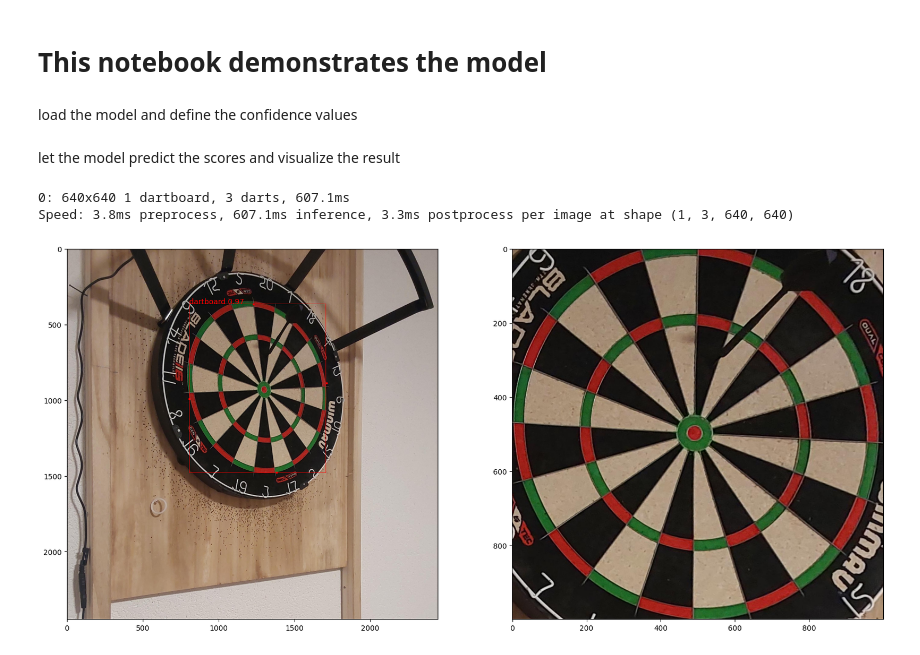
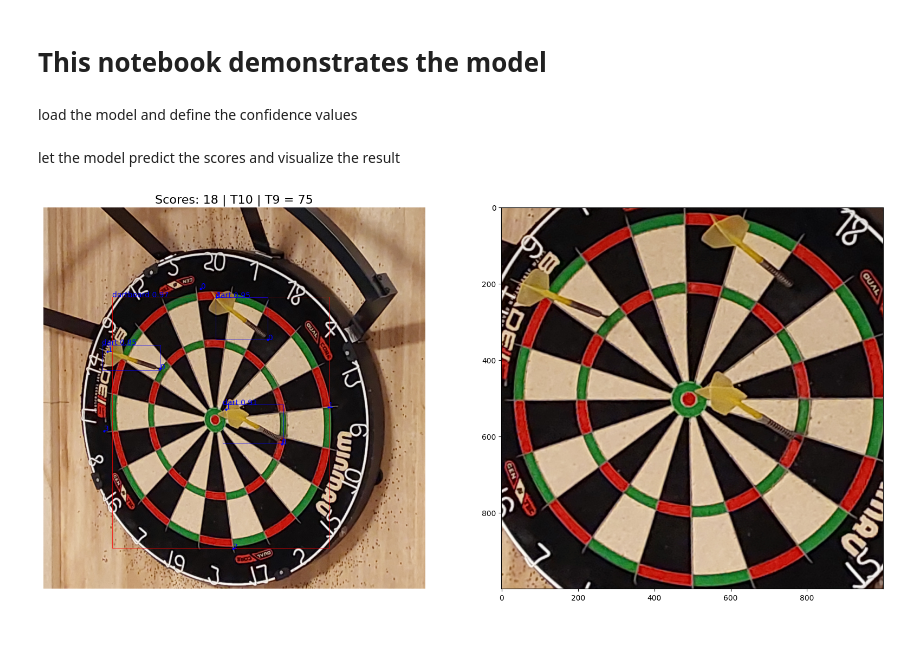
Before and after one commit to Der-Penz/Scored, a Jupyter notebook: notebooks/predict.ipynb, the cells around one changed output. Drawn from its saved outputs; the diff is of its cells as text; code cells hidden in the pictures.

Commit message:
plotting prediction result

```diff
--- a/notebooks/predict.ipynb
+++ b/notebooks/predict.ipynb
@@ -1,51 +1,42 @@
 # %% [markdown]
 # This notebook demonstrates the model
+# %% [markdown]
+load the model and define the confidence values
 # %%
 %load_ext autoreload
 %autoreload 2
-# %% [markdown]
-load the model and define the confidence values
 # %%
-from predictor import DartPredictor
-from board.dartboard import DartBoard
+from scored.prediction.predictor import DartPredictor
+from scored.board.dartboard import DartBoard
 
 conf = .8
 resolution = 1000
 
 board = DartBoard(resolution)
-model_path = "../models/v1/best.pt"
+model_path = "../models/v2/best.pt"
 predictor = DartPredictor(board, model_path, conf)
 # %% [markdown]
 let the model predict the scores and visualize the result
 # %%
 import cv2
 from matplotlib import pyplot as plt
 
-from perspective import warp_image
-from plot import draw_bb
+from scored.prediction.perspective import warp_image
+from scored.draw.plot import draw_prediction
 
-img_path = "../dataset/v2/dartboard_00000.jpg"
+img_path = "../dataset/v3/20250319_143937.jpg"
 
 image = cv2.imread(img_path)
 image = cv2.cvtColor(image, cv2.COLOR_BGR2RGB)
-dart_prediction = predictor.predict(image)
+dart_prediction = predictor.predict(image, verbose=False)
 
 warped_image = warp_image(dart_prediction.matrix, image, board.shape())
 
 _, axes = plt.subplots(1, 2, figsize=(20, 10))
 axes[0].imshow(image)
-for obj in dart_prediction.objects:
-    draw_bb(axes[0], obj.bb, label=f"{obj.name} {obj.conf:.2f}")
 
-    axes[0].scatter(obj.keypoints_x(), obj.keypoints_y(), c="r", s=3)
+draw_prediction(axes[0], dart_prediction)
 
-
-
-axes[1].imshow(warped_image)
-
-for score in dart_prediction.scores:
-    print(score.label)
+_ = axes[1].imshow(warped_image)
 # %% [output]
-0: 640x640 1 dartboard, 3 darts, 607.1ms
-Speed: 3.8ms preprocess, 607.1ms inference, 3.3ms postprocess per image at shape (1, 3, 640, 640)
-[figure, old version]
+[figure, new version]
```
Also changed, not shown: 2 other files.
